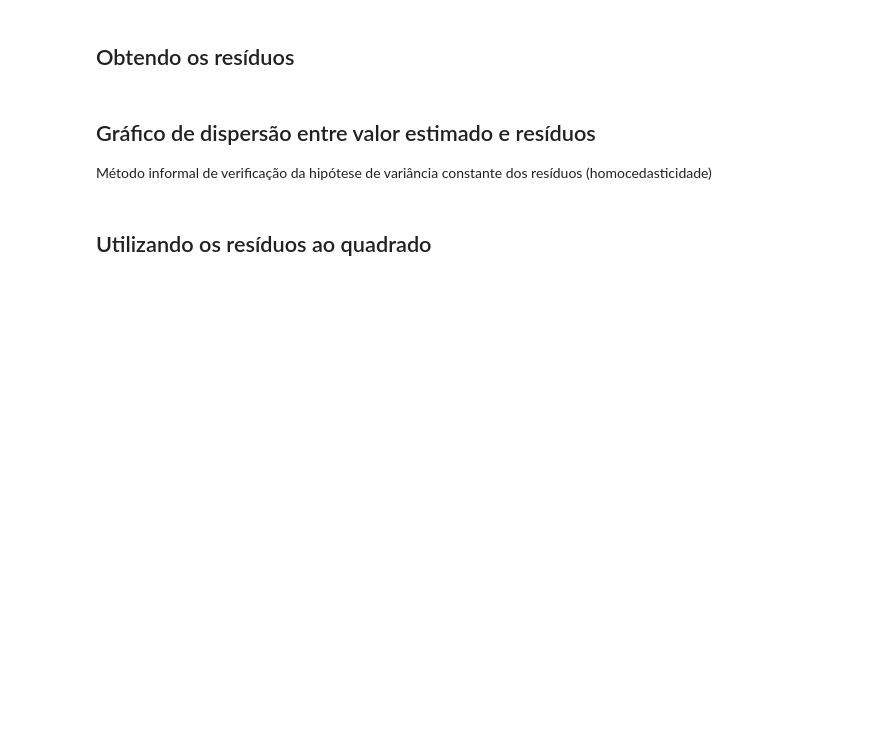
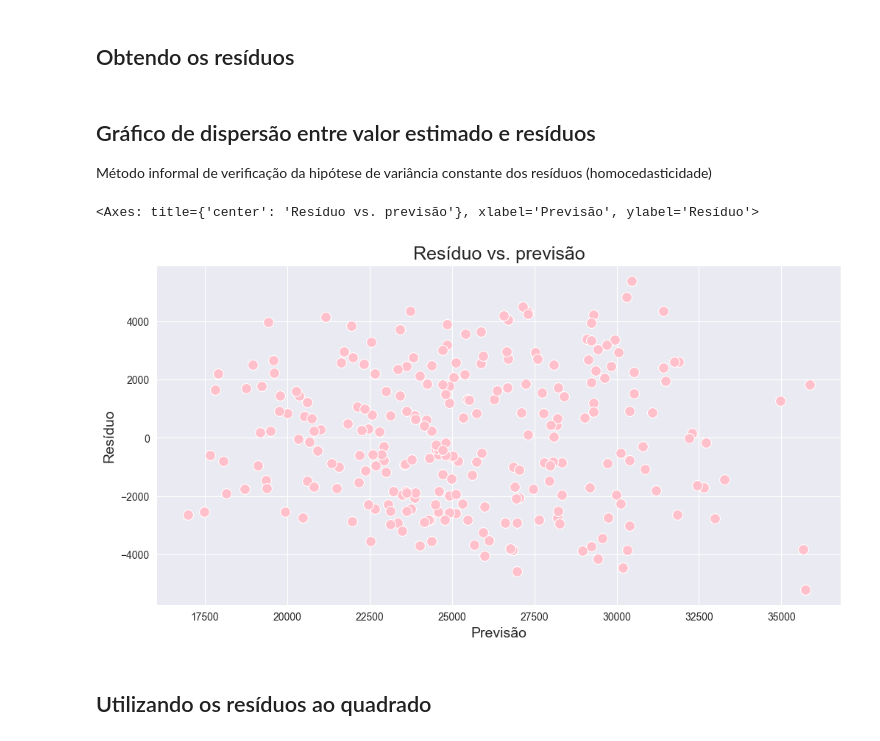
Before and after one commit to naimeaiub/Analise-Estatistica-IBGE, a Jupyter notebook: 6. Regressão linear - testando relações e prevendo resultados/Projeto/Regressão Linear.ipynb, the cells around one changed output. Cells and saved outputs as stored; diff of their text form; code cells hidden in the pictures; blank space fills up the shorter version.

```diff
--- a/6. Regressão linear - testando relações e prevendo resultados/Projeto/Regressão Linear.ipynb
+++ b/6. Regressão linear - testando relações e prevendo resultados/Projeto/Regressão Linear.ipynb
@@ -532,9 +544,21 @@ https://seaborn.pydata.org/generated/seaborn.scatterplot.html
 # %% [markdown]
 ## Obtendo os resíduos
+# %%
+residuo = y_train - y_previsto_train
 # %% [markdown]
 ## Gráfico de dispersão entre valor estimado e resíduos
 
 Método informal de verificação da hipótese de variância constante dos resíduos (homocedasticidade)
+# %%
+ax = sns.scatterplot(x=y_previsto_train, y=residuo, s=100, color='pink')
+ax.figure.set_size_inches(12, 6)
+ax.set_title('Resíduo vs. previsão', fontsize=18)
+ax.set_ylabel('Resíduo', fontsize=14)
+ax.set_xlabel('Previsão', fontsize=14)
+ax
+# %% [output]
+<Axes: title={'center': 'Resíduo vs. previsão'}, xlabel='Previsão', ylabel='Resíduo'>
+[figure, added]
 # %% [markdown]
 ## Utilizando os resíduos ao quadrado
 # %% [markdown]
```
Also changed, not shown: parts of 4 cells of this notebook.
